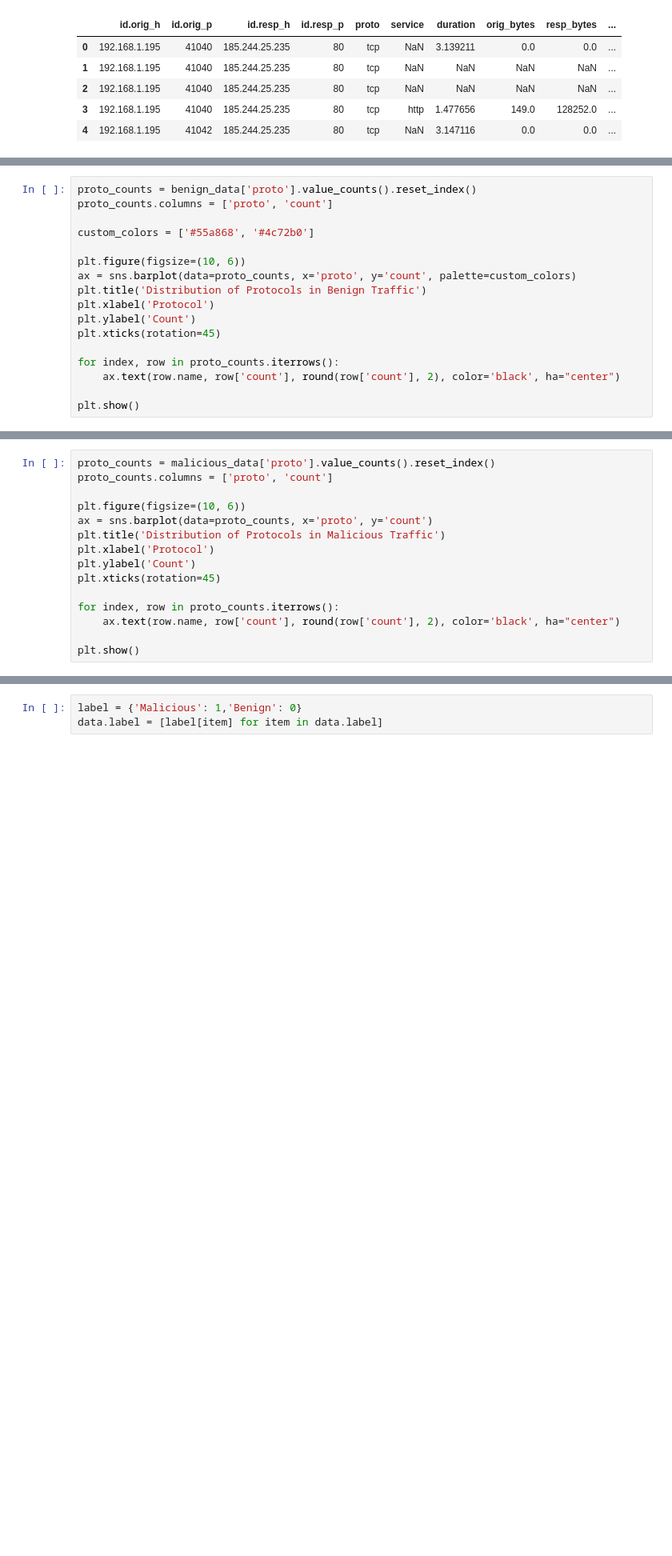
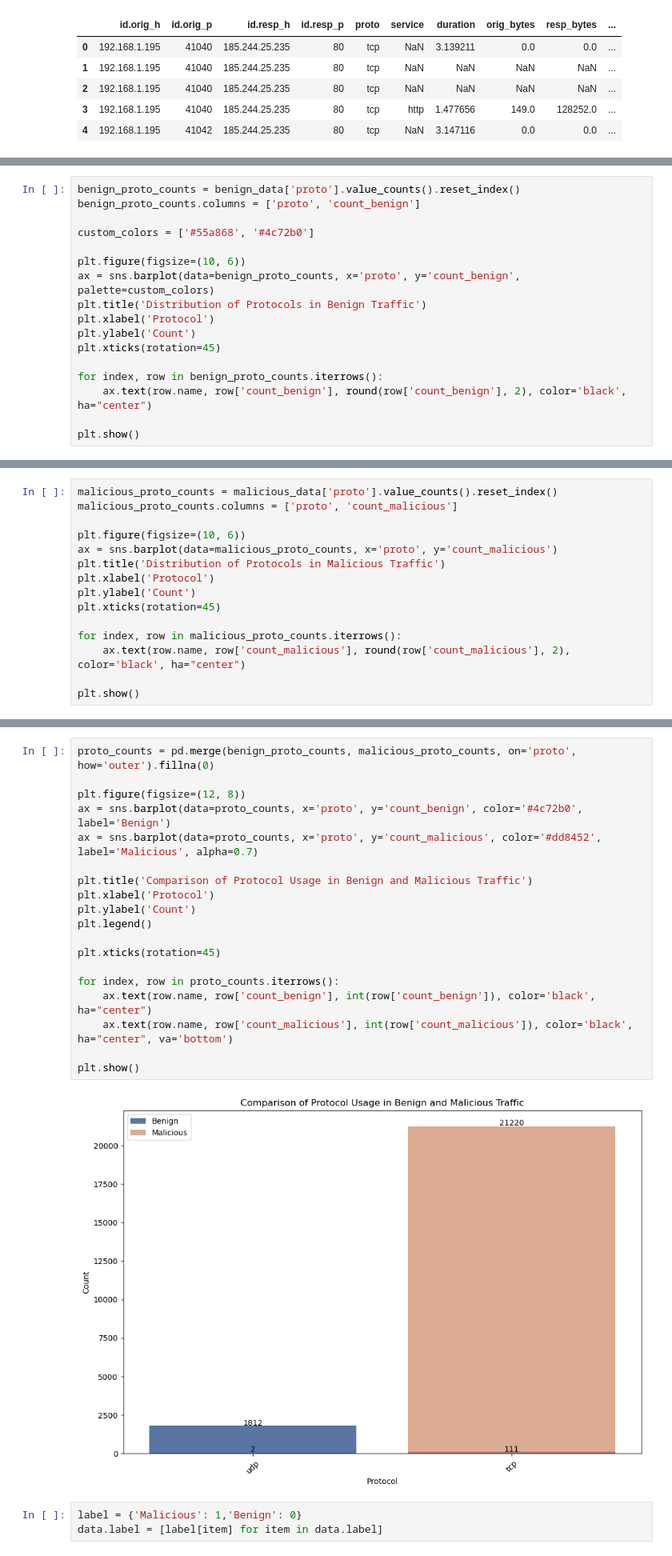
Before and after one commit to sdave777/Internet-of-Things_IDS_Data, a Jupyter notebook: Scratch.ipynb, the cells around one changed output, grey strips where cells are left out. Shown at 80% size. Drawn from its saved outputs; the diff is of its cells as text; blank space fills up the shorter version.

Commit message:
Another graph, overlaying benign and malicious

```diff
--- a/Scratch.ipynb
+++ b/Scratch.ipynb
@@ -44,41 +44,62 @@ plt.show()
 # %% [output]
 [figure]
 # %%
-proto_counts = benign_data['proto'].value_counts().reset_index()
-proto_counts.columns = ['proto', 'count']
+benign_proto_counts = benign_data['proto'].value_counts().reset_index()
+benign_proto_counts.columns = ['proto', 'count_benign']
 
 custom_colors = ['#55a868', '#4c72b0']
 
 plt.figure(figsize=(10, 6))
-ax = sns.barplot(data=proto_counts, x='proto', y='count', palette=custom_colors)
+ax = sns.barplot(data=benign_proto_counts, x='proto', y='count_benign', palette=custom_colors)
 plt.title('Distribution of Protocols in Benign Traffic')
 plt.xlabel('Protocol')
 plt.ylabel('Count')
 plt.xticks(rotation=45)
 
-for index, row in proto_counts.iterrows():
-    ax.text(row.name, row['count'], round(row['count'], 2), color='black', ha="center")
+for index, row in benign_proto_counts.iterrows():
+    ax.text(row.name, row['count_benign'], round(row['count_benign'], 2), color='black', ha="center")
 
 plt.show()
 # %% [output]
 [figure]
 # %%
-proto_counts = malicious_data['proto'].value_counts().reset_index()
-proto_counts.columns = ['proto', 'count']
+malicious_proto_counts = malicious_data['proto'].value_counts().reset_index()
+malicious_proto_counts.columns = ['proto', 'count_malicious']
 
 plt.figure(figsize=(10, 6))
-ax = sns.barplot(data=proto_counts, x='proto', y='count')
+ax = sns.barplot(data=malicious_proto_counts, x='proto', y='count_malicious')
 plt.title('Distribution of Protocols in Malicious Traffic')
 plt.xlabel('Protocol')
 plt.ylabel('Count')
 plt.xticks(rotation=45)
 
-for index, row in proto_counts.iterrows():
-    ax.text(row.name, row['count'], round(row['count'], 2), color='black', ha="center")
+for index, row in malicious_proto_counts.iterrows():
+    ax.text(row.name, row['count_malicious'], round(row['count_malicious'], 2), color='black', ha="center")
 
 plt.show()
 # %% [output]
 [figure]
+# %%
+proto_counts = pd.merge(benign_proto_counts, malicious_proto_counts, on='proto', how='outer').fillna(0)
+
+plt.figure(figsize=(12, 8))
+ax = sns.barplot(data=proto_counts, x='proto', y='count_benign', color='#4c72b0', label='Benign')
+ax = sns.barplot(data=proto_counts, x='proto', y='count_malicious', color='#dd8452', label='Malicious', alpha=0.7)
+
+plt.title('Comparison of Protocol Usage in Benign and Malicious Traffic')
+plt.xlabel('Protocol')
+plt.ylabel('Count')
+plt.legend()
+
+plt.xticks(rotation=45)
+
+for index, row in proto_counts.iterrows():
+    ax.text(row.name, row['count_benign'], int(row['count_benign']), color='black', ha="center")
+    ax.text(row.name, row['count_malicious'], int(row['count_malicious']), color='black', ha="center", va='bottom')
+
+plt.show()
+# %% [output]
+[figure, added]
 # %%
 label = {'Malicious': 1,'Benign': 0}
 data.label = [label[item] for item in data.label]
```
Also changed, not shown: 1 other file.
